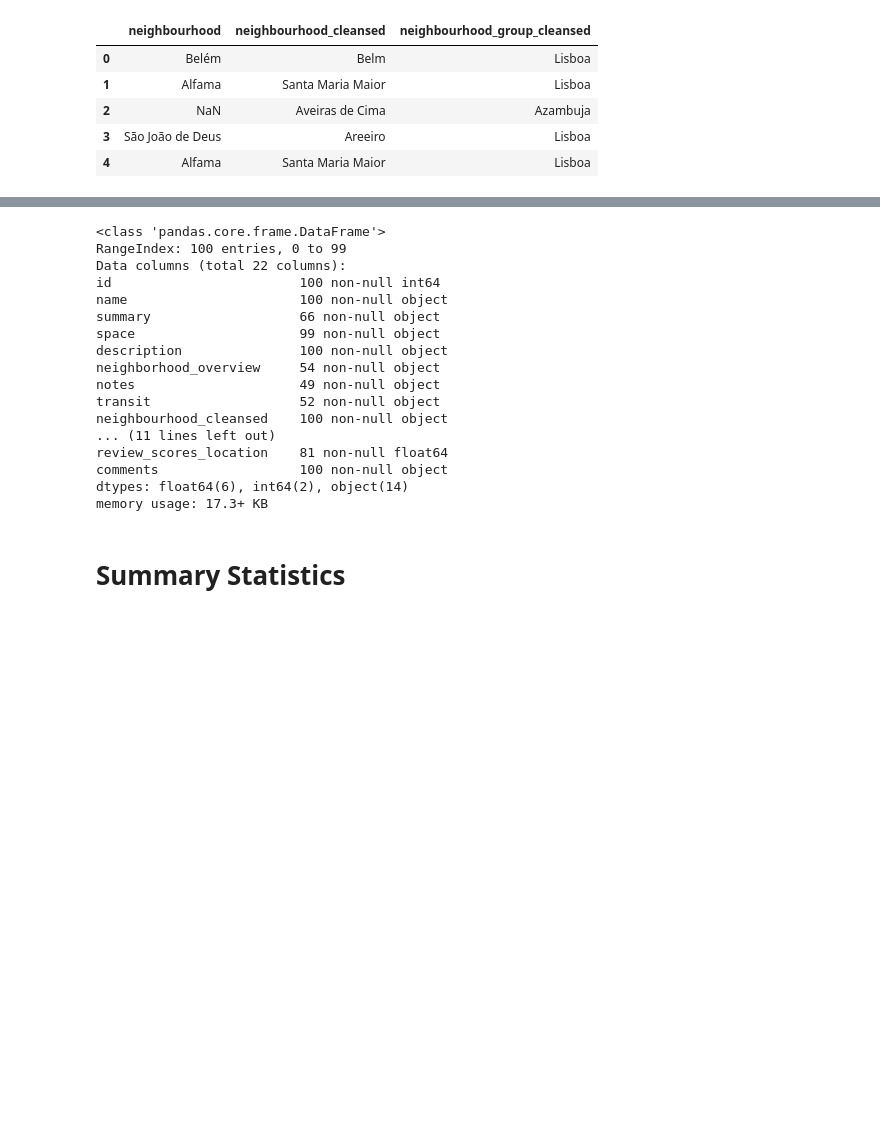
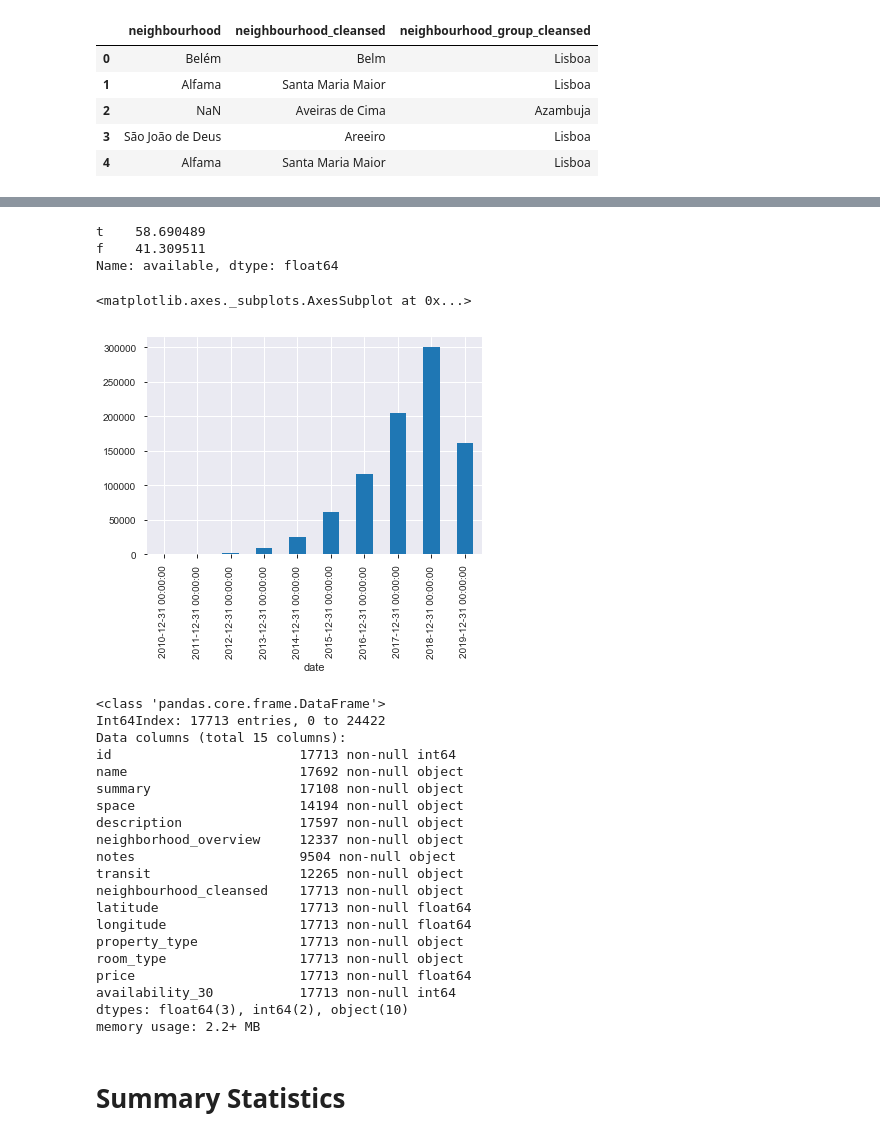
Before and after one commit to nonoumasy/Airbnb-Lisbon-Analysis, a Jupyter notebook: Lisbon Airbnb Data Analysis.ipynb, the cells around one changed output, grey strips where cells are left out. Drawn from its saved outputs; the diff is of its cells as text; code cells hidden in the pictures; blank space fills up the shorter version.

```diff
--- a/Lisbon Airbnb Data Analysis.ipynb
+++ b/Lisbon Airbnb Data Analysis.ipynb
@@ -18,16 +40,20 @@ import pandas_profiling
 # %%
 #data from insideairbnb.com
-
 reviews = '/Users/nonoumasy/Google Drive/Colab Notebooks/airbnb_lisbon/reviews.csv'
 listings = '/Users/nonoumasy/Google Drive/Colab Notebooks/airbnb_lisbon/listings.csv'
-#cal = '/Users/nonoumasy/Google Drive/Colab Notebooks/airbnb_lisbon/calendar.csv'
+cal = '/Users/nonoumasy/Google Drive/Colab Notebooks/airbnb_lisbon/calendar.csv'
 
-reviews = pd.read_csv(reviews, nrows=100)
-listings = pd.read_csv(listings, nrows=100)
-reviews = reviews.iloc[:,[0,2,3,4,5]]
+listings_df = pd.read_csv(listings)
+reviews_df = pd.read_csv(reviews)
+cal_df = pd.read_csv(cal)
 
 #merge both dataframes
-df = pd.concat([listings, reviews], axis=1)
+df = pd.read_csv(listings)
+
+#change date to datetime object
+reviews_df.date = pd.to_datetime(reviews_df.date)
+reviews_df.set_index('date', inplace=True,)
+reviews_df.sort_index(inplace=True)
 # %% [markdown]
 # Preprocess Data
 # %%
@@ -73,23 +135,38 @@ df['price'] = pd.to_numeric(df.price)
+# %%
+#Percent of listings available, t=True , f=False
+cal_df.available.value_counts(normalize=True)*100
+# %% [output]
+t    58.690489
+f    41.309511
+Name: available, dtype: float64
+# %%
+reviews_df.resample('A').id.count().plot(kind='bar')
+# %% [output]
+<matplotlib.axes._subplots.AxesSubplot at 0x...>
+[figure, added]
 # %%
-df.info(verbose=True)
+df.info()
 # %% [output]
 <class 'pandas.core.frame.DataFrame'>
-RangeIndex: 100 entries, 0 to 99
-Data columns (total 22 columns):
-id                        100 non-null int64
-name                      100 non-null object
-summary                   66 non-null object
-space                     99 non-null object
-description               100 non-null object
-neighborhood_overview     54 non-null object
-notes                     49 non-null object
-transit                   52 non-null object
-neighbourhood_cleansed    100 non-null object
-... (11 lines left out)
-review_scores_location    81 non-null float64
-comments                  100 non-null object
-dtypes: float64(6), int64(2), object(14)
-memory usage: 17.3+ KB
+Int64Index: 17713 entries, 0 to 24422
+Data columns (total 15 columns):
+id                        17713 non-null int64
+name                      17692 non-null object
+summary                   17108 non-null object
+space                     14194 non-null object
+description               17597 non-null object
+neighborhood_overview     12337 non-null object
+notes                     9504 non-null object
+transit                   12265 non-null object
+neighbourhood_cleansed    17713 non-null object
+latitude                  17713 non-null float64
+longitude                 17713 non-null float64
+property_type             17713 non-null object
+room_type                 17713 non-null object
+price                     17713 non-null float64
+availability_30           17713 non-null int64
+dtypes: float64(3), int64(2), object(10)
+memory usage: 2.2+ MB
 # %% [markdown]
 # Summary Statistics
 # %%
```
Also changed, not shown: parts of 29 cells of this notebook.
